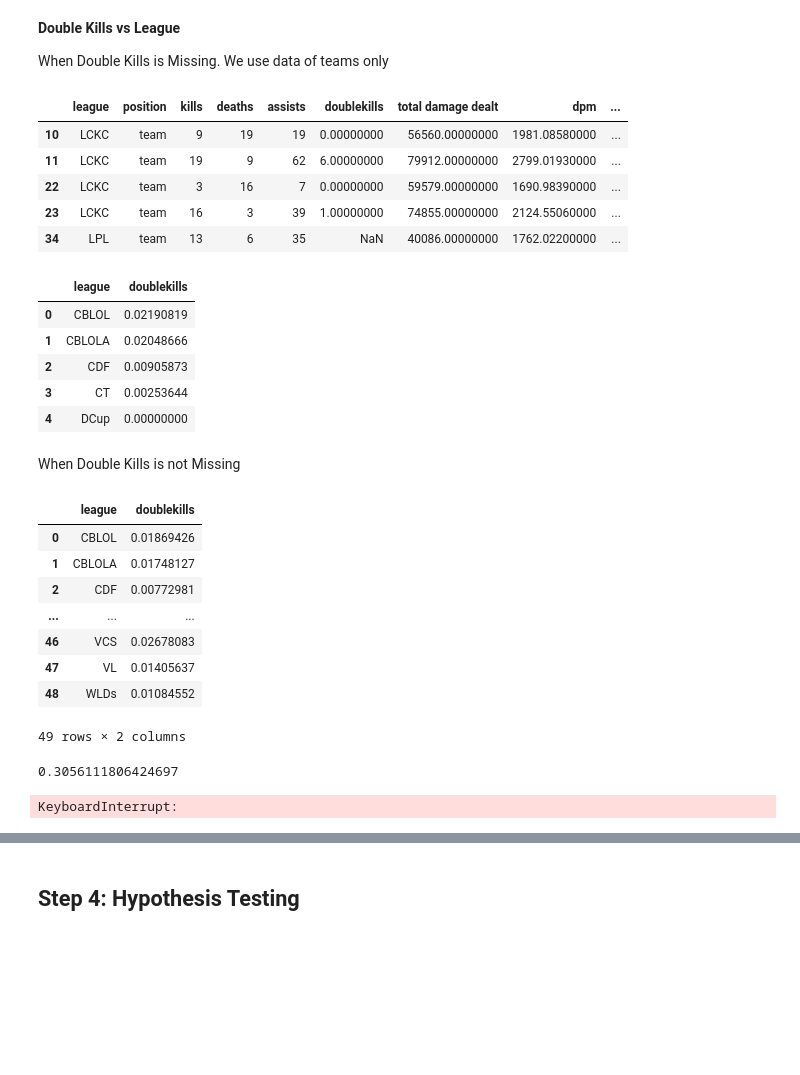
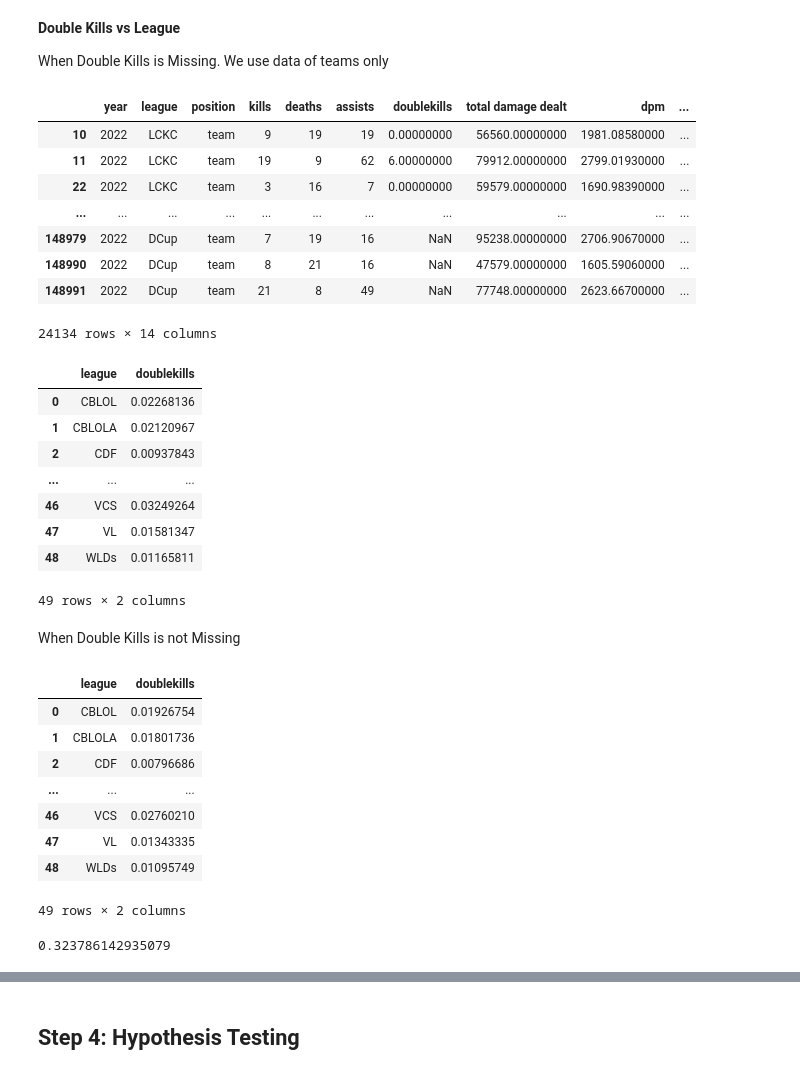
Before and after one commit to skvillamin/league-predictions, a Jupyter notebook: template.ipynb, the cells around one changed output, grey strips where cells are left out. Cells and saved outputs as stored; diff of their text form; code cells hidden in the pictures; blank space fills up the shorter version.

```diff
--- a/template.ipynb
+++ b/template.ipynb
@@ -36,11 +36,15 @@ league = pd.read_csv(league_fp, low_memory=False)
 #isolate only the winning team stats
 
 #make a df with the necessary columns
-columns_needed = ['league','position', 'kills', 'deaths', 'assists','doublekills', 'damagetochampions', 'dpm', 'earnedgold', 'earned gpm', 'firstbloodkill', 'result', 'year']
+columns_needed = ['year','league','position', 'kills', 'deaths', 'assists','doublekills', 'damagetochampions', 'dpm', 'earnedgold', 'earned gpm', 'firstbloodkill', 'towers', 'result']
 league = league[columns_needed]
-
+league = league[league['year'] == 2022]
+# league['doublekills'] = league['doublekills'].apply(lambda x: int(x) if not pd.isna(x) else x)
+# league['firstbloodkill'] = league['firstbloodkill'].apply(lambda x: int(x) if not pd.isna(x) else x)
+# league['towers'] = league['towers'].apply(lambda x: int(x) if not pd.isna(x) else x)
 #change all the position column values that are 'bot' to 'adc' for clarity
 league['position'] = league['position'].str.replace('bot', 'adc')
+
 
 #change column names to more appropriate ones
 league.rename(columns={"damagetochampions": "total damage dealt", "earnedgold": "total gold earned", "earned gpm": "gpm", "firstbloodkill": "first blood kill"}, inplace=True)
@@ -223,26 +230,32 @@ columns nmar: doublekills vs league [each league's doublekills / total doublekil
 When Double Kills is Missing. We use data of teams only
 # %%
 teams_only= league[league['position']== 'team']
-teams_only.head()
+teams_only
 # %% [output]
-|  | league | position | kills | deaths | assists | doublekills | total damage dealt | dpm | ... |
-| 10 | LCKC | team | 9 | 19 | 19 | 0.00000000 | 56560.00000000 | 1981.08580000 | ... |
-| 11 | LCKC | team | 19 | 9 | 62 | 6.00000000 | 79912.00000000 | 2799.01930000 | ... |
-| 22 | LCKC | team | 3 | 16 | 7 | 0.00000000 | 59579.00000000 | 1690.98390000 | ... |
-| 23 | LCKC | team | 16 | 3 | 39 | 1.00000000 | 74855.00000000 | 2124.55060000 | ... |
-| 34 | LPL | team | 13 | 6 | 35 | NaN | 40086.00000000 | 1762.02200000 | ... |
+|  | year | league | position | kills | deaths | assists | doublekills | total damage dealt | dpm | ... |
+| 10 | 2022 | LCKC | team | 9 | 19 | 19 | 0.00000000 | 56560.00000000 | 1981.08580000 | ... |
+| 11 | 2022 | LCKC | team | 19 | 9 | 62 | 6.00000000 | 79912.00000000 | 2799.01930000 | ... |
+| 22 | 2022 | LCKC | team | 3 | 16 | 7 | 0.00000000 | 59579.00000000 | 1690.98390000 | ... |
+| ... | ... | ... | ... | ... | ... | ... | ... | ... | ... | ... |
+| 148979 | 2022 | DCup | team | 7 | 19 | 16 | NaN | 95238.00000000 | 2706.90670000 | ... |
+| 148990 | 2022 | DCup | team | 8 | 21 | 16 | NaN | 47579.00000000 | 1605.59060000 | ... |
+| 148991 | 2022 | DCup | team | 21 | 8 | 49 | NaN | 77748.00000000 | 2623.66700000 | ... |
+24134 rows × 14 columns
 # %%
 total = teams_only['doublekills'].sum()
 prop_missing = (teams_only.groupby('league')['doublekills'].sum() / total).reset_index()
 pd.options.display.float_format = '{:.8f}'.format
-prop_missing.head()
+prop_missing
 # %% [output]
 |  | league | doublekills |
-| 0 | CBLOL | 0.02190819 |
-| 1 | CBLOLA | 0.02048666 |
-| 2 | CDF | 0.00905873 |
-| 3 | CT | 0.00253644 |
-| 4 | DCup | 0.00000000 |
+| 0 | CBLOL | 0.02268136 |
+| 1 | CBLOLA | 0.02120967 |
+| 2 | CDF | 0.00937843 |
+| ... | ... | ... |
+| 46 | VCS | 0.03249264 |
+| 47 | VL | 0.01581347 |
+| 48 | WLDs | 0.01165811 |
+49 rows × 2 columns
 # %% [markdown]
 When Double Kills is not Missing
 # %%
@@ -271,21 +284,21 @@ prop_notmissing = (team_filled.groupby('league')['doublekills'].sum() / total).r
 prop_notmissing
 # %% [output]
 |  | league | doublekills |
-| 0 | CBLOL | 0.01869426 |
-| 1 | CBLOLA | 0.01748127 |
-| 2 | CDF | 0.00772981 |
+| 0 | CBLOL | 0.01926754 |
+| 1 | CBLOLA | 0.01801736 |
+| 2 | CDF | 0.00796686 |
 | ... | ... | ... |
-| 46 | VCS | 0.02678083 |
-| 47 | VL | 0.01405637 |
-| 48 | WLDs | 0.01084552 |
+| 46 | VCS | 0.02760210 |
+| 47 | VL | 0.01343335 |
+| 48 | WLDs | 0.01095749 |
 49 rows × 2 columns
 # %%
 observed_diff = teams_only.groupby('league')['doublekills'].mean().diff().abs().iloc[-1]
 observed_diff
 # %% [output]
-0.3056111806424697
+0.323786142935079
 # %%
-n_repetitions = 100000
+n_repetitions = 10000
 shuffled = teams_only.copy()
 
 diff_means = []
@@ -305,8 +318,6 @@ for _ in range(n_repetitions):
     pivoted = pivoted / pivoted.sum()
     diff_mean = shuffled.groupby('league')['doublekills'].mean().diff().abs().iloc[-1]
     diff_means.append(diff_mean)
-# %% [output]
-KeyboardInterrupt:
 # %%
 fig = px.histogram(pd.DataFrame(diff_means), x=0, nbins=50, histnorm='probability',
                    title='Empirical Distribution of the Absolute Difference in Means')
```
Also changed, not shown: parts of 9 cells of this notebook.
